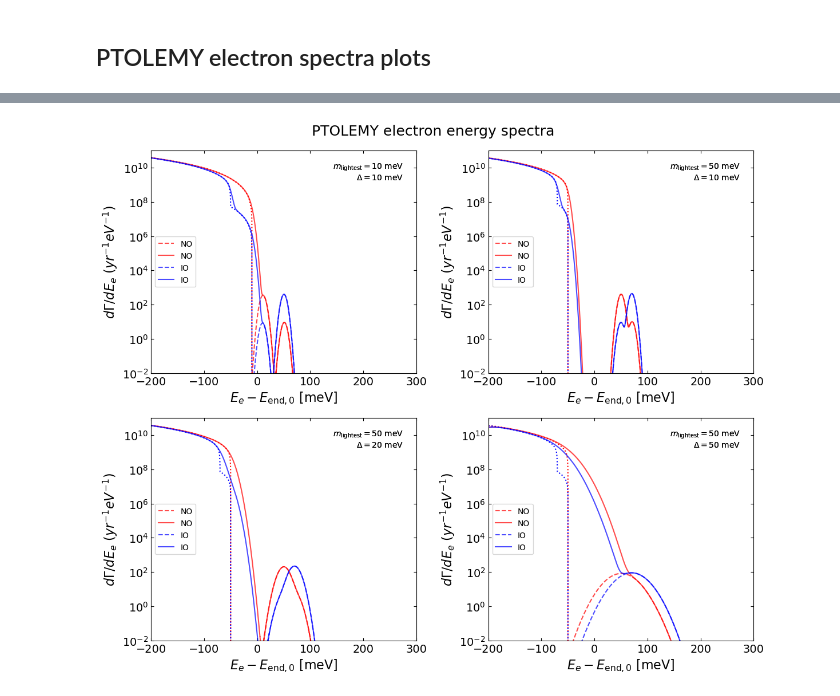
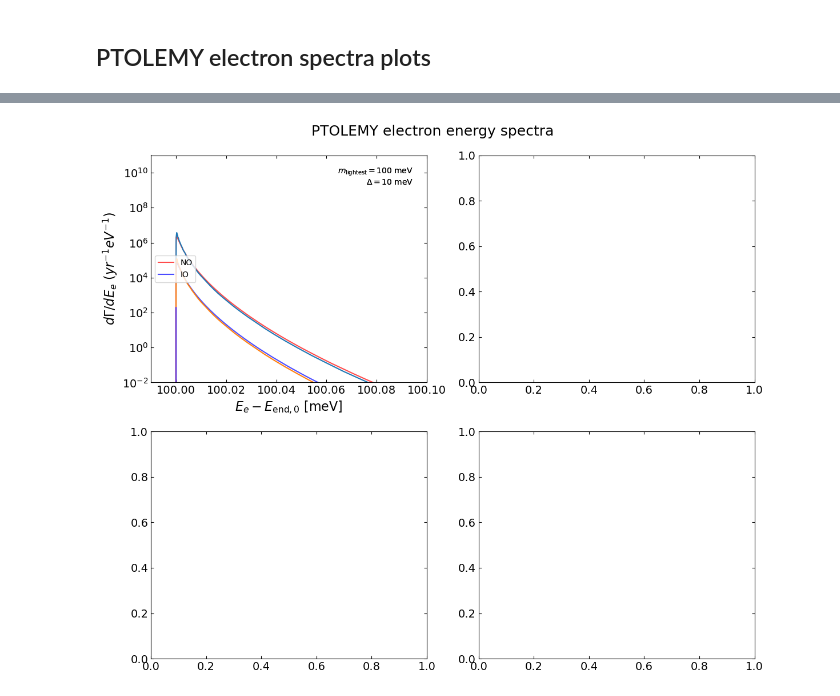
Before and after one commit to Fabian-Zimmer/PTOLEMY_spectra, a Jupyter notebook: project_PTOLEMY_electron_spectra.ipynb, the cells around one changed output, grey strips where cells are left out. Drawn from its saved outputs; the diff is of its cells as text; code cells hidden in the pictures.

```diff
--- a/project_PTOLEMY_electron_spectra.ipynb
+++ b/project_PTOLEMY_electron_spectra.ipynb
@@ -84,10 +79,11 @@ for i, m_nu in enumerate(nu_masses):
              label='Fermi-Dirac', c='magenta', ls=':', alpha=0.85)
 
     plt.title(f'{m_nu:.2f} eV')
-    plt.ylim(1e-5, 1e2)
     plt.xlim(Params.p_start, Params.p_stop)
     plt.xscale('log')
-    plt.yscale('log')
+
+    # plt.ylim(1e-5, 1e2)
+    # plt.yscale('log')
 
 plt.tight_layout()
 plt.show()
@@ -535,7 +525,8 @@ def PLOT_Ptolemy_electron_spectra(spectra_list):
         "fermi_dirac_smeared",
         "total_true",
         "total_smeared",
-        "gaussian_kernel"]
+        "gaussian_kernel",
+        "test"]
 
     # Helper function to get a string of valid options
     def get_valid_options_str():
@@ -549,7 +540,7 @@ def PLOT_Ptolemy_electron_spectra(spectra_list):
 
 
     # Lighest neutrino masses to anchor hierarchy
-    m_lightest_arr = [10*Params.meV, 50*Params.meV]
+    m_lightest_arr = [100*Params.meV, 50*Params.meV]
 
     # PTOLEMY experiment energy resolutions [meV]
     Delta_arr = [10, 20, 50]
@@ -577,8 +568,8 @@ def PLOT_Ptolemy_electron_spectra(spectra_list):
     for i in range(4):
         ax = plt.subplot(221 + i)
 
-        # if i !=3:  # for testing
-        #     continue
+        if i != 0:  # for testing
+            continue
 
         if i == 0:  # upper left plot
             m_lightest = m_lightest_arr[0]
@@ -608,6 +599,8 @@ def PLOT_Ptolemy_electron_spectra(spectra_list):
             # Work with smaller numbers for numerical stability
             Es_FD /= Params.meV
             specs_FD *= (Params.eV*Params.yr)
+
+            ic(Es_FD.shape, specs_FD.shape)
 
             # Determine energy step needed to resolve smallest peak well enough
             # (this is the one for the highest mass)
@@ -735,30 +728,68 @@ def PLOT_Ptolemy_electron_spectra(spectra_list):
             # Simulation Spectra #
             # ================== #
 
-            nu_masses = jnp.array([0.01, 0.05, 0.1, 0.3])
-
             def dndE_simulation(halo_ID, nu_masses, args):
 
-                # Load velocity data
+                # Load velocity data, units get taken care of in conversion to momenta
                 v_sim = Data.load_neutrino_velocities(halo_ID)
 
                 # Convert velocities to momenta
                 p_sim, y_sim = Physics.velocities_to_momenta(v_sim, nu_masses, args)
 
-                # Compute Fermi-Dirac values
-                f_sim = Physics.Fermi_Dirac(p_sim, args)
+                # Select neutrino with highest Fermi-Dirac value of each momentum batch
+                p_back, y_init = Physics.filter_momenta(p_sim, y_sim, len(nu_masses), args)
+                p_init = y_init*args.T_CNB
+
+                # Compute Fermi-Dirac values of today, using p_back and Liouville's theorem
+                f_today = Physics.Fermi_Dirac(p_back, args)
 
                 # Neutrino number per momentum interval
-                dndp_sim = p_sim**2 * f_sim
+                dndp_init = p_init**2 * f_today
 
                 # Get corresponding energy range
-                E_sim = Physics.Energy_Momentum_conversion(p_sim, nu_masses, 'p_to_E')
+                E_init = jnp.sqrt(p_init**2 + nu_masses[:, None]**2)
 
                 # Neutrino number per energy interval
-                E_sqrt = jnp.sqrt(E_sim**2 - nu_masses[:,None]**2)
-                dndE_sim = E_FD * E_sqrt * f_sim
+                E_sqrt = jnp.sqrt(E_init**2 - nu_masses[:, None]**2)
+                dndE_init = E_init * E_sqrt * f_today
 
-                return p_sim, dndp_sim, E_sim, dndE_sim
+                return p_init, dndp_init, E_init, dndE_init
+
+
+            def dGamma_CNB_dE_e_simulation(halo_ID, nu_masses, ordering, nature, args):
+
+                def normal_ordering(_):
+                    return nature*args.U_ei_AbsSq_NO*args.sigma_avg*args.N_T
+
+                def inverted_ordering(_):
+                    return nature*args.U_ei_AbsSq_IO*args.sigma_avg*args.N_T
+
+                # Map orderings to indices
+                ordering_index = {'NO': 0, 'IO': 1}
+                if ordering not in ordering_index:
+                    raise ValueError("Invalid 'ordering' value. It should be 'NO' or 'IO'.")
+
+                # Choose ordering and determine appropriate prefactors
+                branches = [normal_ordering, inverted_ordering]
+                pre = jax.lax.switch(ordering_index[ordering], branches, None)
+                phase_space_factor = args.g_nu / (2 * args.Pi**2)
+
+                # Get CNB simulation energy spectra
+                *_, E_sim, dndE_sim = dndE_simulation(
+                    halo_ID, nu_masses, args)
+
+                return E_sim, phase_space_factor * pre[:,None] * dndE_sim
+
+
+            Es_sim, specs_sim = dGamma_CNB_dE_e_simulation(
+                'halo13', nu_masses, ordering, nature, Params())
+
+            ic(Es_sim.shape, specs_sim.shape)
+
+            if "test" in spectra_list:
+                m_idx = 0
+                ax.semilogy(Es_sim[m_idx,:]/Params.meV, specs_sim[m_idx,:]*y_unit)
+
 
 
             # ========================= #
@@ -791,8 +822,10 @@ def PLOT_Ptolemy_electron_spectra(spectra_list):
             ax.legend(loc='center left', prop={'size': 10})
             ax.set_xlabel(r'$E_e - E_{\mathrm{end},0}$ [meV]', fontsize=16)
             ax.set_ylabel(r'$d\Gamma / dE_e$ $(yr^{-1} eV^{-1})$', fontsize=16)
-            ax.set_xlim(-200,300)
-            # ax.set_xlim(0.99*m_lightest/Params.meV, m_lightest/Params.meV*1.1)
+            # ax.set_xlim(-200,300)
+            # ax.set_xlim(0.999*m_lightest/Params.meV, 10.25)  # m_lighest = 10 meV
+            # ax.set_xlim(50.9,51.25)  # m_lighest = 10 meV, but m_idx = -1
+            ax.set_xlim(0.9999*m_lightest/Params.meV, 100.1)  # m_lighest=100 meV
             ax.set_ylim(1e-2, 1e11)
 
     plt.suptitle('PTOLEMY electron energy spectra')
@@ -803,13 +836,14 @@ def PLOT_Ptolemy_electron_spectra(spectra_list):
 
 PLOT_Ptolemy_electron_spectra(
     spectra_list=(
-        "tritium_bkg_true",
+        # "tritium_bkg_true",
         # "tritium_bkg_smeared",
-        # "fermi_dirac_true",
-        "fermi_dirac_smeared",
+        "fermi_dirac_true",
+        # "fermi_dirac_smeared",
         # "total_true",
-        "total_smeared",
+        # "total_smeared",
         # "gaussian_kernel",
+        "test",
         )
     )
 # %% [output]
@@ -816 +854 @@ PLOT_Ptolemy_electron_spectra(
-[figure, old version]
+[figure, new version]
```
Also changed, not shown: parts of 6 cells of this notebook, 1 other file.
